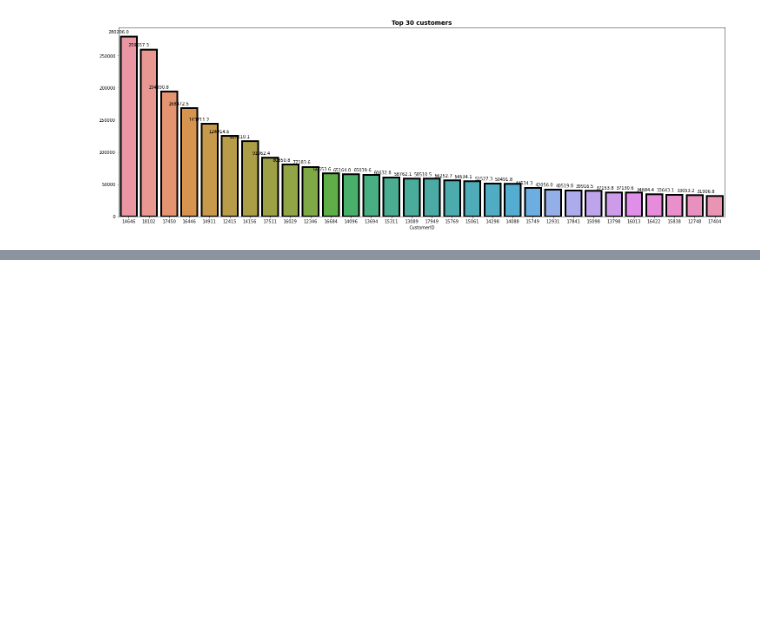
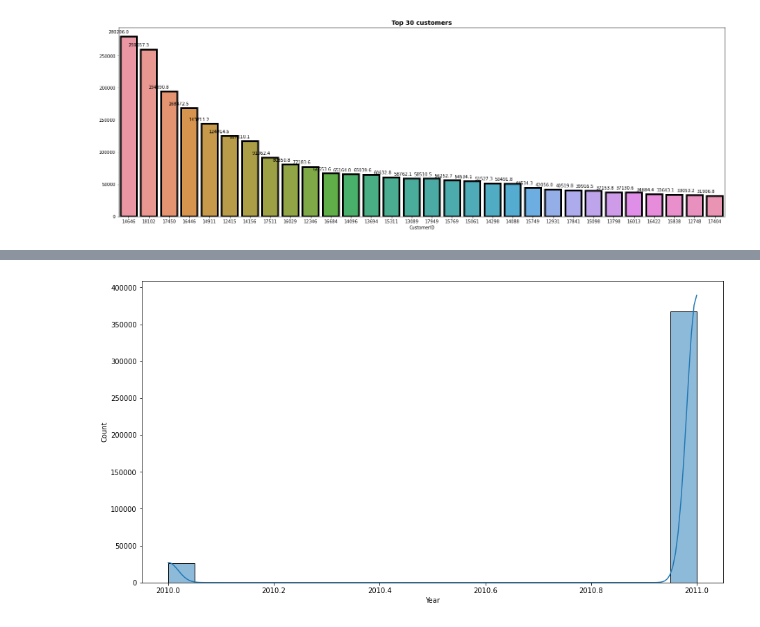
Before and after one commit to PratibhaSanganmath/ML-Online-Retail-Customer-segmentation, a Jupyter notebook: Online_Retail_Customer_Segmentation_1_Capstone_Project.ipynb, the cells around one changed output, grey strips where cells are left out. Saved outputs shown, nothing was run; the diff lists cells and outputs as text; code cells hidden in the pictures; blank space fills up the shorter version.

```diff
--- a/Online_Retail_Customer_Segmentation_1_Capstone_Project.ipynb
+++ b/Online_Retail_Customer_Segmentation_1_Capstone_Project.ipynb
@@ -470,0 +523,7 @@ for p in ax.patches:
+# %%
+#plotting graph
+fig, ax=plt.subplots(figsize=(15,8))
+sns.histplot(data=my_data, x="Year", kde= True,ax=ax)
+plt.show()
+# %% [output]
+[figure, added]
```
Also changed, not shown: parts of 26 cells of this notebook.
